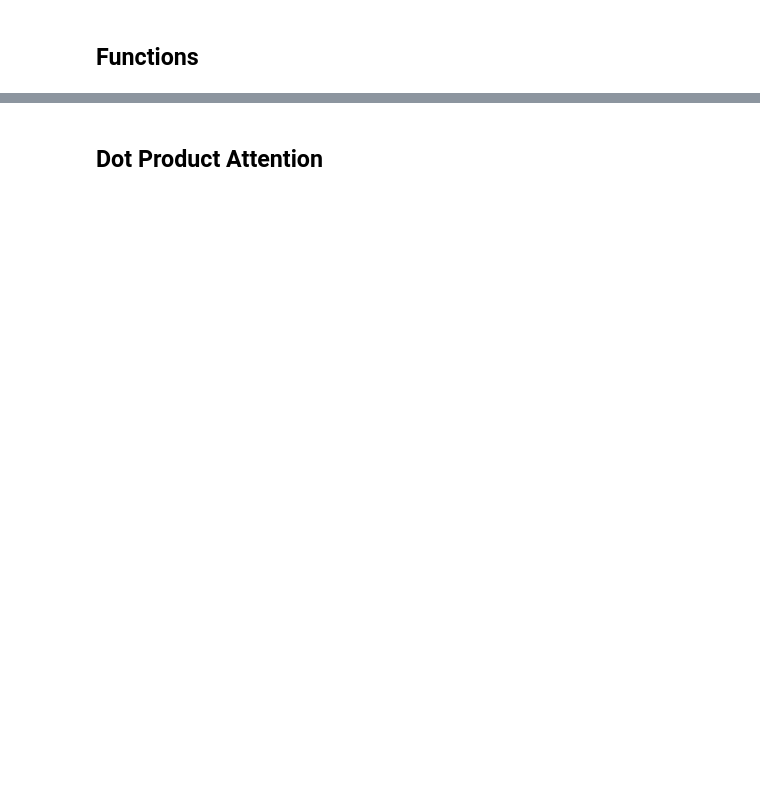
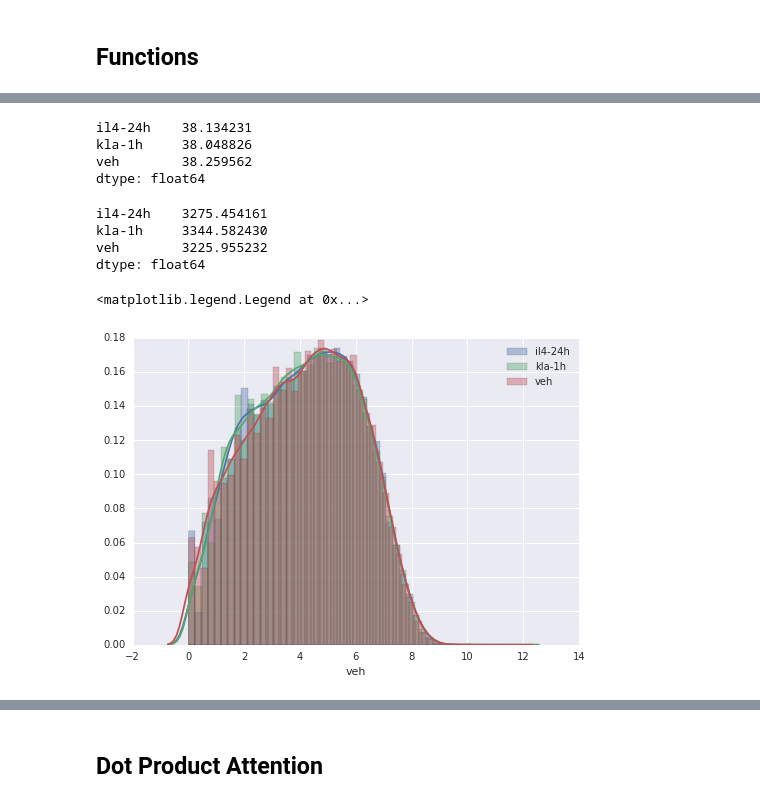
Before and after one commit to jenhantao/genomic_grammar, a Jupyter notebook: Attention Only Regression Analysis.ipynb, the cells around one changed output, grey strips where cells are left out. Drawn from its saved outputs; the diff is of its cells as text; code cells hidden in the pictures; blank space fills up the shorter version.

```diff
--- a/Attention Only Regression Analysis.ipynb
+++ b/Attention Only Regression Analysis.ipynb
@@ -293,0 +243,27 @@ y_test = keras.utils.to_categorical(y_test, num_classes)
+# %%
+# average tag counts from both replicates
+h3k27ac_tag_frame = pd.read_csv('./merged_veh_kla_il4_peaks_resized_annotated.tsv', sep = '\t')
+
+h3k27ac_tag_frame.index = h3k27ac_tag_frame['Chr'] + ':' + (h3k27ac_tag_frame['Start'] - 1 +150).astype(str) + '-' + \
+    (h3k27ac_tag_frame['End'] -150).astype(str)
+
+h3k27ac_tag_frame = h3k27ac_tag_frame[[x for x in h3k27ac_tag_frame.columns.values if 'Tag Count' in x]]
+columns = [x.split(' ')[0].split('/')[2].lower() for x in h3k27ac_tag_frame.columns.values]
+columns = [x.split('_')[4] + '_' + x.split('_')[6] for x in columns]
+h3k27ac_tag_frame.columns = columns
+
+h3k27ac_quantileTag_frame = quantile_normalize_df(h3k27ac_tag_frame)
+
+treatments = sorted(set([x.split('_')[0] for x in columns]))
+
+h3k27ac_meanTag_dict = {}
+for t in treatments:
+    h3k27ac_meanTag_dict[t] = h3k27ac_tag_frame[[x for x in h3k27ac_tag_frame.columns if t in x]].mean(axis=1).values
+h3k27ac_meanTag_frame = pd.DataFrame(h3k27ac_meanTag_dict)
+h3k27ac_meanTag_frame.index = h3k27ac_tag_frame.index.values
+
+h3k27ac_quantileTag_dict = {}
+for t in treatments:
+    h3k27ac_quantileTag_dict[t] = h3k27ac_quantileTag_frame[[x for x in h3k27ac_quantileTag_frame.columns if t in x]].mean(axis=1).values
+h3k27ac_meanQuantileTag_frame = pd.DataFrame(h3k27ac_quantileTag_dict)
+h3k27ac_meanQuantileTag_frame.index = h3k27ac_quantileTag_frame.index.values
@@ -293,0 +290,21 @@ y_test = keras.utils.to_categorical(y_test, num_classes)
+# %%
+h3k27ac_meanQuantileTag_frame.mean()
+# %% [output]
+il4-24h    38.134231
+kla-1h     38.048826
+veh        38.259562
+dtype: float64
+# %%
+h3k27ac_meanQuantileTag_frame.var()
+# %% [output]
+il4-24h    3275.454161
+kla-1h     3344.582430
+veh        3225.955232
+dtype: float64
+# %%
+for treatment in h3k27ac_meanQuantileTag_frame:
+    sns.distplot(np.log2(h3k27ac_meanQuantileTag_frame[treatment]+ 1) , label = treatment)
+plt.legend()
+# %% [output]
+<matplotlib.legend.Legend at 0x...>
+[figure, added]
```
Also changed, not shown: parts of 38 cells of this notebook.
